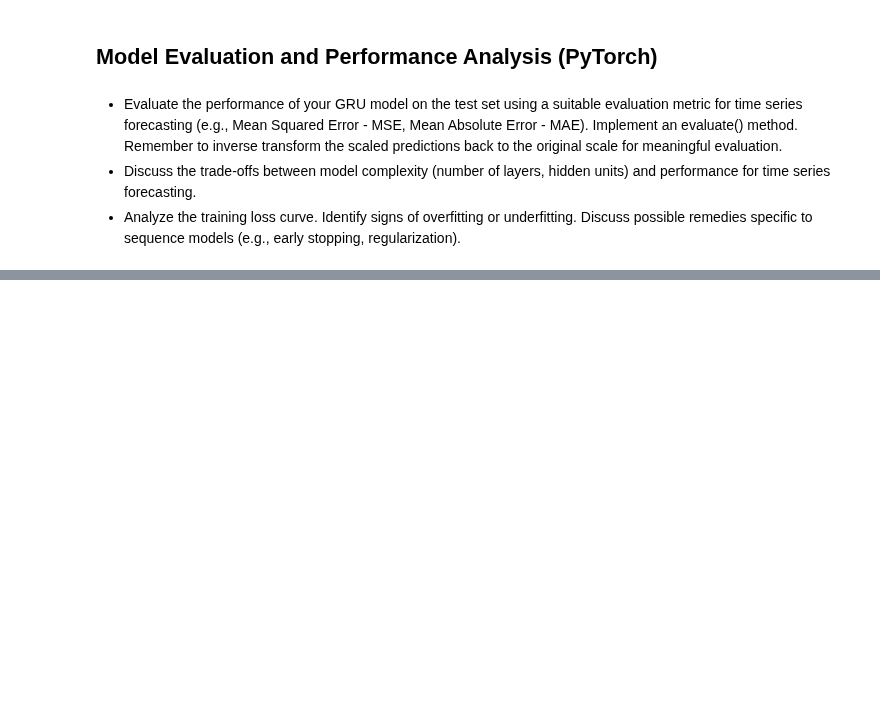
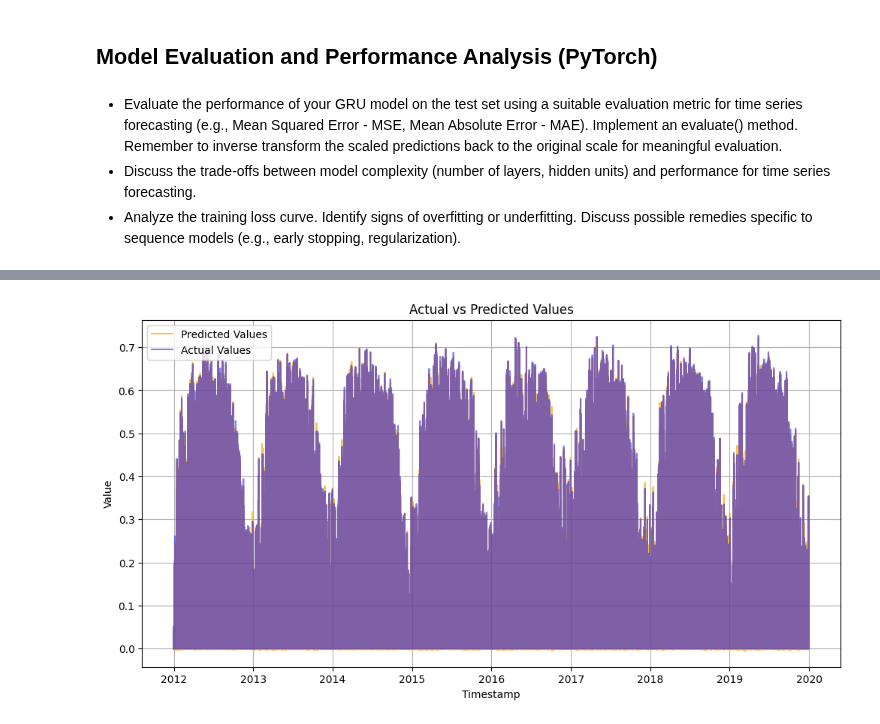
Before and after one commit to LosDelDGIIM/LosDelDGIIM.github.io, a Jupyter notebook: subjects/Erasmus-DUE/GKI/Exercises/Exercise09.ipynb, the cells around one changed output, grey strips where cells are left out. Saved outputs shown, nothing was run; the diff lists cells and outputs as text; code cells hidden in the pictures; blank space fills up the shorter version.

```diff
--- a/subjects/Erasmus-DUE/GKI/Exercises/Exercise09.ipynb
+++ b/subjects/Erasmus-DUE/GKI/Exercises/Exercise09.ipynb
@@ -288,0 +314,28 @@ KeyboardInterrupt:
+# %%
+model.eval()
+
+predictions = []
+actuals = []
+with torch.no_grad():
+    for batch_X, batch_y in test_loader:
+        batch_X, batch_y = batch_X.to(device), batch_y.to(device)
+        output = model(batch_X)
+        predictions.extend(output.cpu().numpy())
+        actuals.extend(batch_y.cpu().numpy())
+
+# Inverse transform the predictions and actuals to get them back to the original scale
+predictions = scaler.inverse_transform(np.array(predictions).reshape(-1, 1)).flatten()
+actuals = scaler.inverse_transform(np.array(actuals).reshape(-1, 1)).flatten()
+
+plt.figure(figsize=(12, 6))
+
+plt.plot(data.index[-len(predictions):], predictions, label='Predicted Values', color='orange', alpha=0.7)
+plt.plot(data.index[-len(actuals):], actuals, label='Actual Values', color='blue', alpha=0.5)
+plt.title('Actual vs Predicted Values')
+plt.xlabel('Timestamp')
+plt.ylabel('Value')
+plt.legend()
+plt.grid()
+plt.show()
+# %% [output]
+[figure, added]
```
Also changed, not shown: parts of 4 cells of this notebook.
